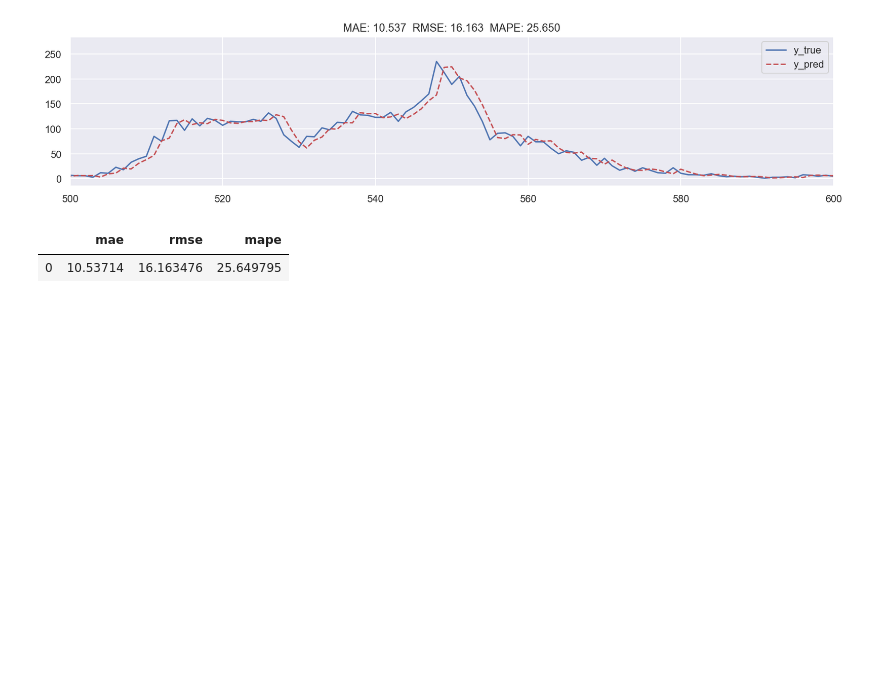
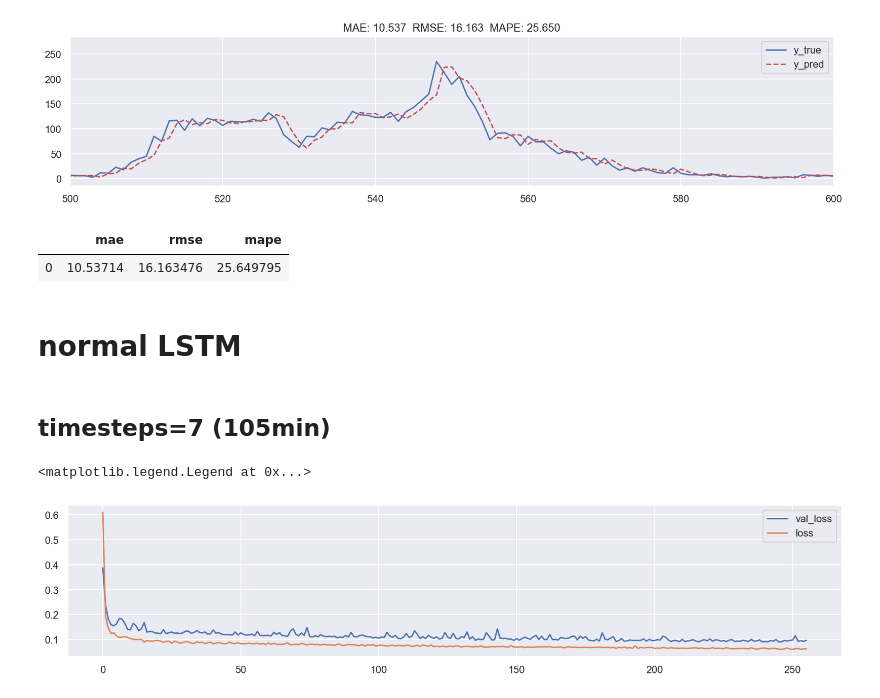
Before and after one commit to jexxl/TrafficFlowPrediction, a Jupyter notebook: 01.baseline.ipynb, the cells around one changed output. Cells and saved outputs as stored; diff of their text form; code cells hidden in the pictures; blank space fills up the shorter version.

```diff
--- a/01.baseline.ipynb
+++ b/01.baseline.ipynb
@@ -211,3 +211,48 @@ pd.DataFrame(calc_metrics(y_true, y_pred), index=[0])
 # %% [output]
 |  | mae | rmse | mape |
 | 0 | 10.53714 | 16.163476 | 25.649795 |
+# %% [markdown]
+# normal LSTM
+# %% [markdown]
+## timesteps=7 (105min)
+# %%
+%config InlineBackend.figure_format = 'retina'
+
+from utils.utils import *
+import pandas as pd
+import numpy as np
+import matplotlib.pyplot as plt
+from sklearn.preprocessing import StandardScaler
+import keras
+from keras.layers import Dense, LSTM, Dropout, Activation, GRU
+from keras.models import Sequential
+
+ts = get_flow_series_by_idx(6)
+ts = ts.resample('15min').sum()
+
+scaler = StandardScaler()
+arr = scaler.fit_transform(ts.values.reshape(-1,1))  # z-score normalize
+
+timesteps = 7  # 时间步
+test_size = 4*24*7  # 最后7天为测试集
+
+
+x, y = get_x_y_by_sliding_window(arr, in_steps=timesteps, out_steps=1)
+y = y.sum(axis=-2)  # 无论输出时间步是不是1，都要进行这项操作
+
+
+x_train, y_train, x_test, y_test = split_train_test(x, y, test_size=test_size)
+model = Sequential()
+model.add(LSTM(128, input_shape=(timesteps,1), activation='relu'))
+model.add(Dense(64, activation='relu'))
+model.add(Dense(1))
+model.compile(optimizer='rmsprop', loss='mse')
+model.fit(x=x_train, y=y_train, epochs=256, batch_size=256, validation_split=0.1, verbose=0)
+# %%
+plt.figure(figsize=(15,3))
+for k, v in model.history.history.items():
+    plt.plot(v, label=k)
+plt.legend()
+# %% [output]
+<matplotlib.legend.Legend at 0x...>
+[figure, added]
```
Also changed, not shown: parts of 5 cells of this notebook, 2 other files.
